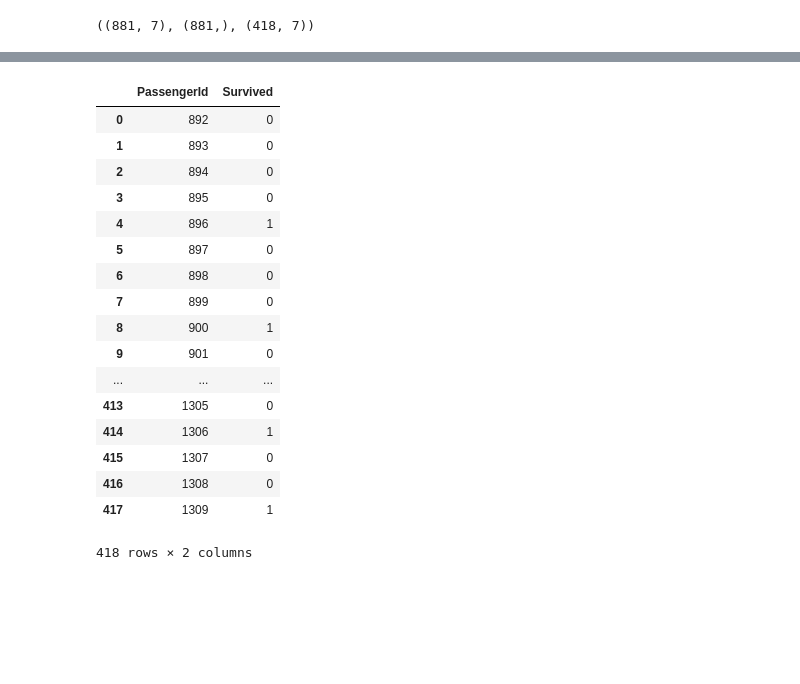
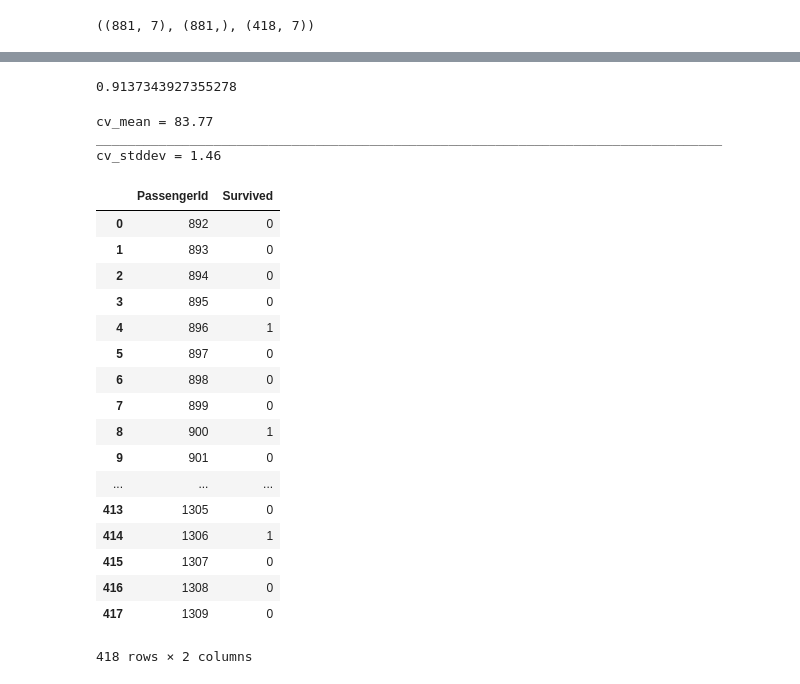
Before and after one commit to MathewLech/sandbox, a Jupyter notebook: MachineLearning/Projects/Kaggle/MLFinalTitanic.ipynb, the cells around one changed output, grey strips where cells are left out. Saved outputs shown, nothing was run; the diff lists cells and outputs as text; code cells hidden in the pictures; blank space fills up the shorter version.

Commit message:
Use voting classifier

```diff
--- a/MachineLearning/Projects/Kaggle/MLFinalTitanic.ipynb
+++ b/MachineLearning/Projects/Kaggle/MLFinalTitanic.ipynb
@@ -362,7 +363,7 @@ mlp = MLPClassifier(solver='lbfgs', alpha=1e-3,
 
 logreg = LogisticRegression()
 ridge = RidgeClassifier()
-svc = SVC()
+svc = SVC(probability=True)
 knn = KNeighborsClassifier(n_neighbors = 3)
 perceptron = Perceptron(alpha=1e-5)
 gaussian = GaussianNB()
@@ -389,7 +390,7 @@ from sklearn.model_selection import cross_val_score
 scores_df = pd.DataFrame()
 #allcoeffs = pd.DataFrame(columns=['Feature','Model','Correlation'])
 for name, model in models.items():
-    model.fit(X_train, Y_train)
+    model = model.fit(X_train, Y_train)
     X_Pred = model.predict(X_train)
 
     sc = round(model.score(X_train, Y_train) * 100, 2)
@@ -454,6 +455,28 @@ scores_df.head(100)
+# %%
+votingC = VotingClassifier(estimators=[('rfc', random_forest), ('decision_tree', decision_tree),
+('svc', svc),('mlp',mlp)], voting='soft', n_jobs=4)
+
+votingC = votingC.fit(X_train, Y_train)
+
+votingC.score(X_train, Y_train)
+# %% [output]
+0.9137343927355278
+# %%
+cvscore = cross_val_score(votingC, X_train, Y_train,
+                            scoring='accuracy', cv=4)
+
+cv_mean = round(cvscore.mean() * 100, 2)
+cv_stddev = round(cvscore.std() * 100 * 2, 2)
+print("cv_mean = " + str(cv_mean))
+print("__"*40)
+print("cv_stddev = " + str(cv_stddev))
+# %% [output]
+cv_mean = 83.77
+________________________________________________________________________________
+cv_stddev = 1.46
 # %%
-# Random Forest is the best algo to use for prediction
-Y_pred = random_forest.predict(X_test)
+
+Y_pred = votingC.predict(X_test)
 X_test = test_df
 
 submission = pd.DataFrame({
@@ -461,25 +484,25 @@ submission = pd.DataFrame({
         "Survived": Y_pred
     })
 # %%
-#create submission file
-#submission.to_csv('/home/mathewlech/sandbox_local/output/titanic/submission.csv', index=False)
-#submission.head(500)
+
+submission.to_csv('/home/mlech/sandbox_local/titanic/data//submission.csv', index=False)
+submission.head(500)
 # %% [output]
 |  | PassengerId | Survived |
 | 0 | 892 | 0 |
 | 1 | 893 | 0 |
 | 2 | 894 | 0 |
 | 3 | 895 | 0 |
 | 4 | 896 | 1 |
 | 5 | 897 | 0 |
 | 6 | 898 | 0 |
 | 7 | 899 | 0 |
 | 8 | 900 | 1 |
 | 9 | 901 | 0 |
 | ... | ... | ... |
 | 413 | 1305 | 0 |
 | 414 | 1306 | 1 |
 | 415 | 1307 | 0 |
 | 416 | 1308 | 0 |
-| 417 | 1309 | 1 |
+| 417 | 1309 | 0 |
 418 rows × 2 columns
```
Also changed, not shown: parts of 4 cells of this notebook, 1 other file.
